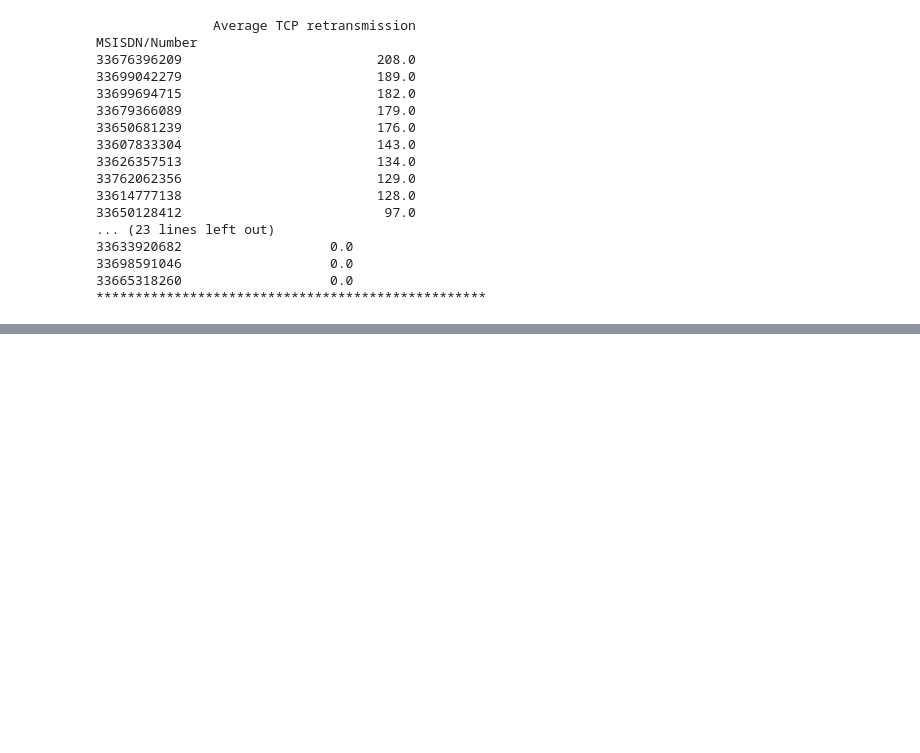
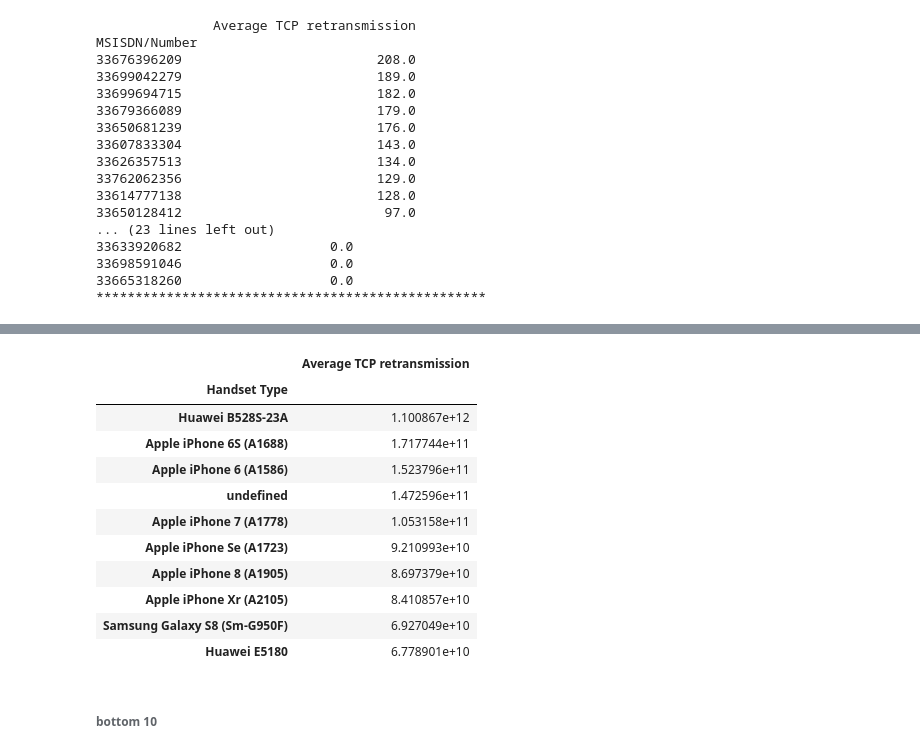
Before and after one commit to skevin-dev/telecommunication_user_analytics, a Jupyter notebook: notebooks/Experience_analysis.ipynb, the cells around one changed output, grey strips where cells are left out. Cells and saved outputs as stored; diff of their text form; code cells hidden in the pictures; blank space fills up the shorter version.

```diff
--- a/notebooks/Experience_analysis.ipynb
+++ b/notebooks/Experience_analysis.ipynb
@@ -207,0 +231,19 @@ MSISDN/Number
+# %%
+df_aggregated__ = df_experience.groupby('Handset Type').agg({'Average TCP retransmission':'sum'})
+# %%
+df_aggregated__.sort_values(by='Average TCP retransmission',ascending=False).head(10)
+# %% [output]
+|  | Average TCP retransmission |
+| Handset Type |  |
+| Huawei B528S-23A | 1.100867e+12 |
+| Apple iPhone 6S (A1688) | 1.717744e+11 |
+| Apple iPhone 6 (A1586) | 1.523796e+11 |
+| undefined | 1.472596e+11 |
+| Apple iPhone 7 (A1778) | 1.053158e+11 |
+| Apple iPhone Se (A1723) | 9.210993e+10 |
+| Apple iPhone 8 (A1905) | 8.697379e+10 |
+| Apple iPhone Xr (A2105) | 8.410857e+10 |
+| Samsung Galaxy S8 (Sm-G950F) | 6.927049e+10 |
+| Huawei E5180 | 6.778901e+10 |
+# %% [markdown]
+###### bottom 10
```
Also changed, not shown: parts of 5 cells of this notebook.
